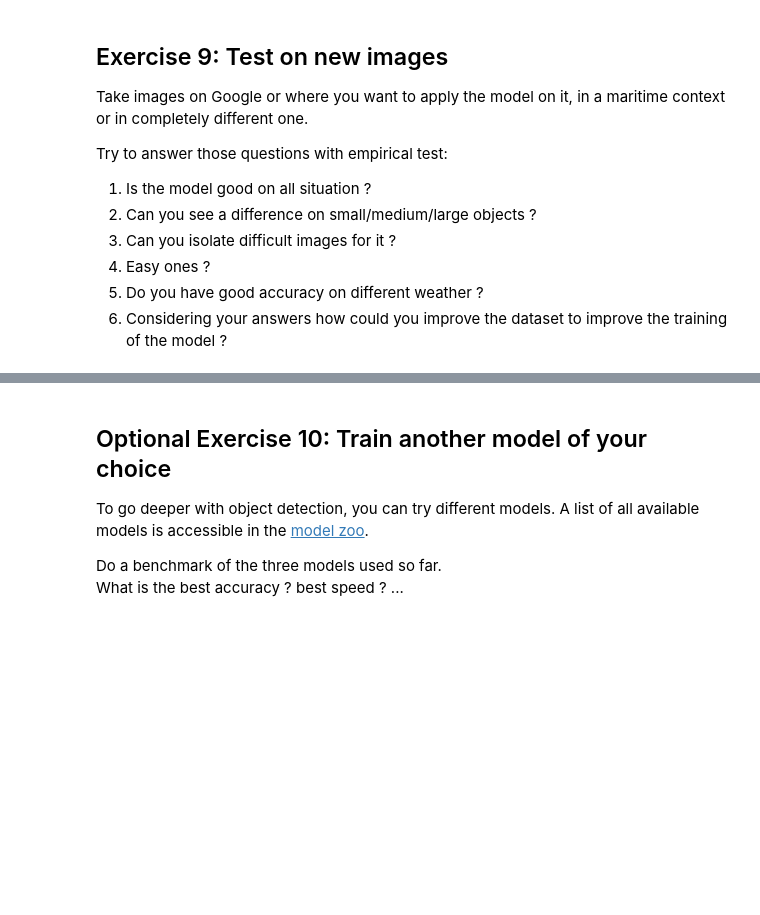
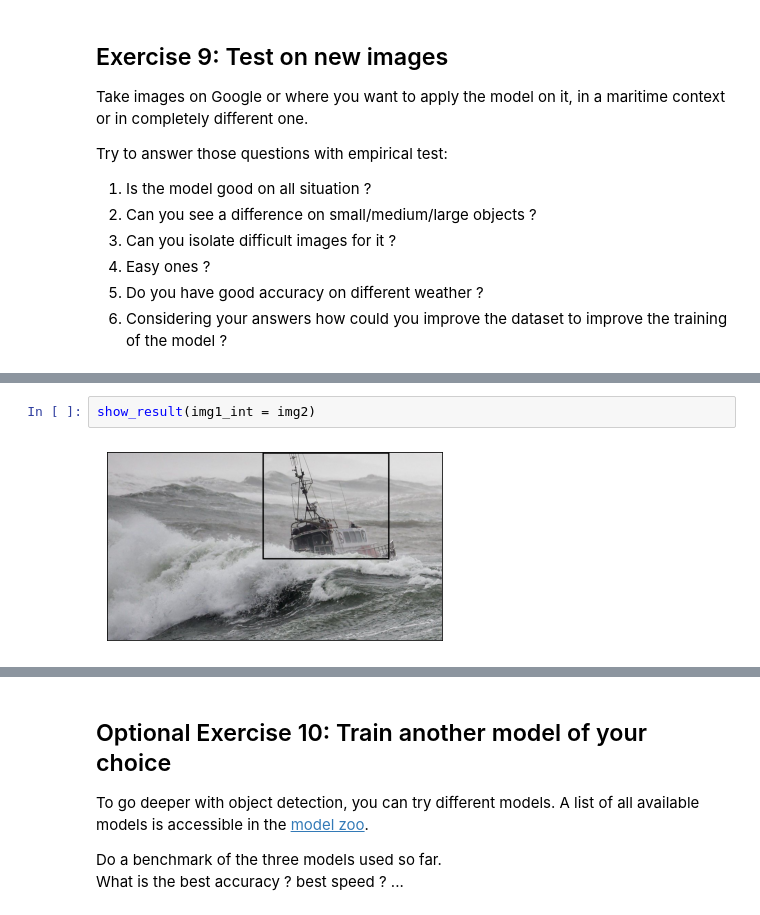
Before and after one commit to AyonRRahman/Deep_learning, a Jupyter notebook: TP_Object_Detectionv3.ipynb, the cells around one changed output, grey strips where cells are left out. Saved outputs shown, nothing was run; the diff lists cells and outputs as text; blank space fills up the shorter version.

```diff
--- a/TP_Object_Detectionv3.ipynb
+++ b/TP_Object_Detectionv3.ipynb
@@ -1255,0 +1135,4 @@ Try to answer those questions with empirical test:
+# %%
+show_result(img1_int = img2)
+# %% [output]
+[figure, added]
```
Also changed, not shown: parts of 15 cells of this notebook.
